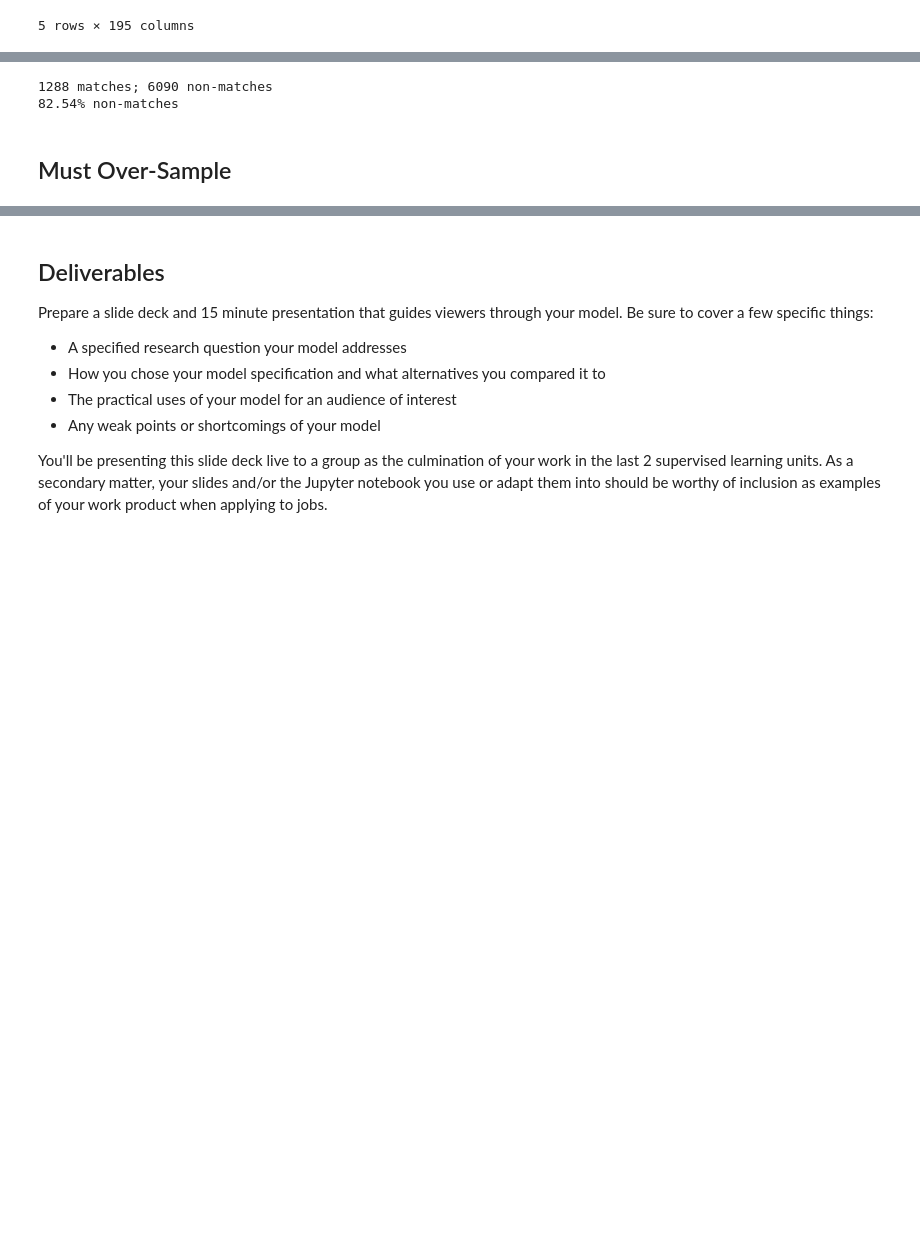
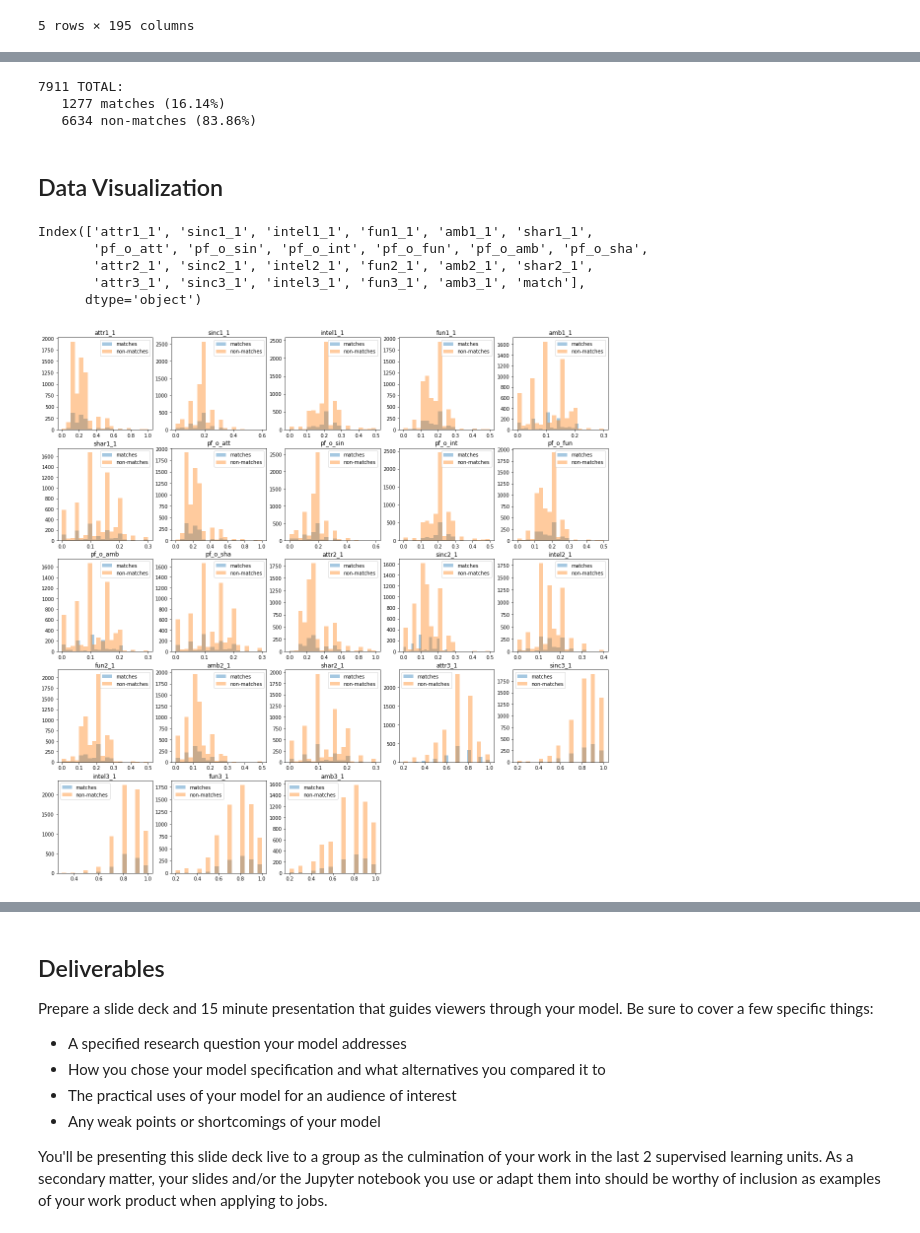
Before and after one commit to esthersweon/thinkful, a Jupyter notebook: main/unit_3/lesson_7_project_1.ipynb, the cells around one changed output, grey strips where cells are left out. Cells and saved outputs as stored; diff of their text form; code cells hidden in the pictures; blank space fills up the shorter version.

```diff
--- a/main/unit_3/lesson_7_project_1.ipynb
+++ b/main/unit_3/lesson_7_project_1.ipynb
@@ -116,0 +150,5 @@ df.head()
+# %%
+# For 1st stage of modeling, look only at columns of interest, columns without NaNs, and the target ('match')
+cols_of_interest = cols_of_interest #+ cols_without_nans
+df = df[cols_of_interest + ['match']]
+df.head()
@@ -116,0 +191,20 @@ df.head()
+# %%
+# Drop rows with incorrect math
+df['my_prefs_total'] = df[my_prefs].sum(axis='columns')
+df['partners_prefs_total'] = df[partners_prefs].sum(axis='columns')
+df['guess_opp_sex_prefs_total'] = df[guess_opp_sex_prefs].sum(axis='columns')
+
+total_col_names = ['my_prefs_total', 'partners_prefs_total', 'guess_opp_sex_prefs_total']
+for col in total_col_names:
+    print(col, '\n* uniq vals –', ', '.join(map(lambda x: str(round(x, 2)), list(df[col].unique()))))
+
+    # Drop row if math is off by more than 10% (0.1)
+    old_num = df.shape[0]
+    df = df[df[col] <= 1.1]
+    df = df[df[col] >= 0.9]
+    num_dropped = old_num - df.shape[0]
+    perc_dropped = round(num_dropped / old_num * 100, 2)
+    print('* {} rows dropped ({}%) \n* {} rows left\n'.format(num_dropped, perc_dropped, df.shape[0]))
+
+df = df.drop(columns=total_col_names)
+df.head()
@@ -120,11 +236,40 @@ non_matches = df[df['match'] == 0]
 
 num_matches = matches.shape[0]
 num_non_matches = non_matches.shape[0]
-percent_majority = round(num_non_matches / df.shape[0] * 100, 2)
+perc_minority = round(num_matches / df.shape[0] * 100, 2)
+perc_majority = round(num_non_matches / df.shape[0] * 100, 2)
 
-print(('{} matches; {} non-matches\n{}% non-matches').format(num_matches, num_non_matches, percent_majority))
+print(('{} TOTAL: \n   {} matches ({}%)\n   {} non-matches ({}%)').format(df.shape[0], num_matches, perc_minority, num_non_matches, perc_majority))
 # %% [output]
-1288 matches; 6090 non-matches
-82.54% non-matches
+7911 TOTAL:
+   1277 matches (16.14%)
+   6634 non-matches (83.86%)
-# %% [markdown]
-## Must Over-Sample
+# %% [markdown]
+## Data Visualization
+# %%
+df.columns
+# %% [output]
+Index(['attr1_1', 'sinc1_1', 'intel1_1', 'fun1_1', 'amb1_1', 'shar1_1',
+       'pf_o_att', 'pf_o_sin', 'pf_o_int', 'pf_o_fun', 'pf_o_amb', 'pf_o_sha',
+       'attr2_1', 'sinc2_1', 'intel2_1', 'fun2_1', 'amb2_1', 'shar2_1',
+       'attr3_1', 'sinc3_1', 'intel3_1', 'fun3_1', 'amb3_1', 'match'],
+      dtype='object')
+# %%
+def show_distributions(df):
+    plt.figure(figsize=(20, 20))
+
+    matches = df[df['match'] == 1]
+    non_matches = df[df['match'] == 0]
+
+    for idx, col in enumerate(cols_of_interest):
+        plt.subplot(5, 5, idx + 1)
+        plt.hist(matches[col], alpha=0.4, bins= 20, label='matches')
+        plt.hist(non_matches[col], alpha=0.4, bins= 20, label='non-matches')
+        plt.legend()
+        plt.title(col)
+
+    plt.show()
+
+show_distributions(df)
+# %% [output]
+[figure, added]
```
Also changed, not shown: parts of 28 cells of this notebook, 2 other files.
